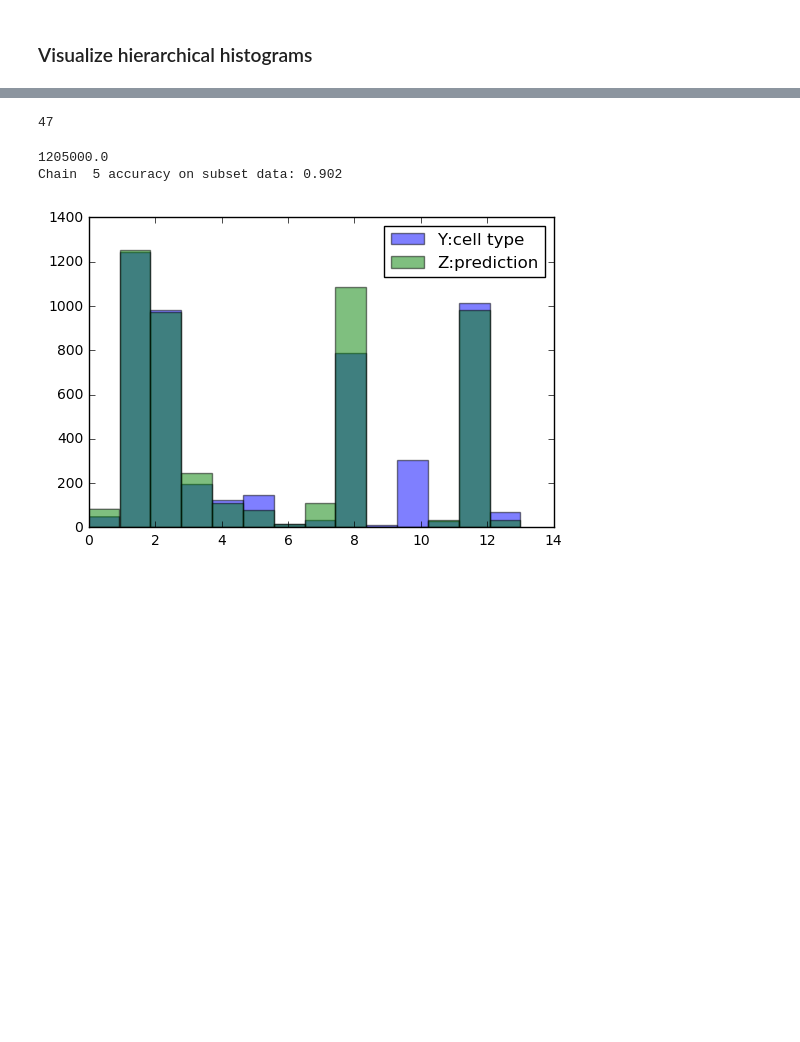
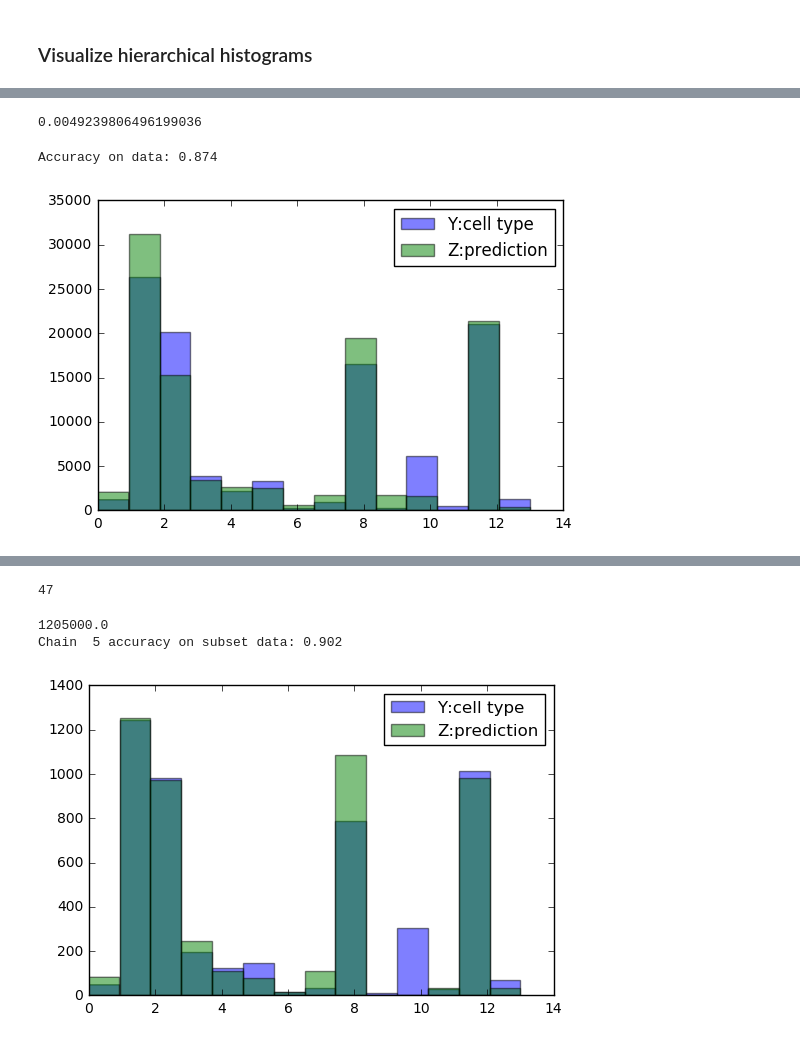
Before and after one commit to disiji/sandbox, a Jupyter notebook: fc_mondrian/Flow_Cytometry_Mondrian_Processes-AML-5k.ipynb, the cells around one changed output, grey strips where cells are left out. Cells and saved outputs as stored; diff of their text form; code cells hidden in the pictures; blank space fills up the shorter version.

```diff
--- a/fc_mondrian/Flow_Cytometry_Mondrian_Processes-AML-5k.ipynb
+++ b/fc_mondrian/Flow_Cytometry_Mondrian_Processes-AML-5k.ipynb
@@ -1174,3 +1328,21 @@ print theta_space_cuts
+# %%
+cell_type_name2idx['Pro B cells']
+len(Y[Y == 11]) * 1.0 / len(Y)
+# %% [output]
+0.0049239806496199036
+# %%
+Y_predict = classify_cells(data, accepts_append[0][-3], table, cell_type_name2idx)
+accuracy = sum(Y == Y_predict)*1.0/ data.shape[0]
+print "Accuracy on data: %.3f" % accuracy
+
+bins = table.shape[0]
+plt.hist(Y, bins, alpha=0.5, label='Y:cell type')
+plt.hist(Y_predict, bins, alpha=0.5, label='Z:prediction')
+plt.legend(loc='upper right')
+plt.show()
+# %% [output]
+Accuracy on data: 0.874
+[figure, added]
 # %%
 # plot 5 chains
 
```
Also changed, not shown: parts of 16 cells of this notebook, 8 other files.
